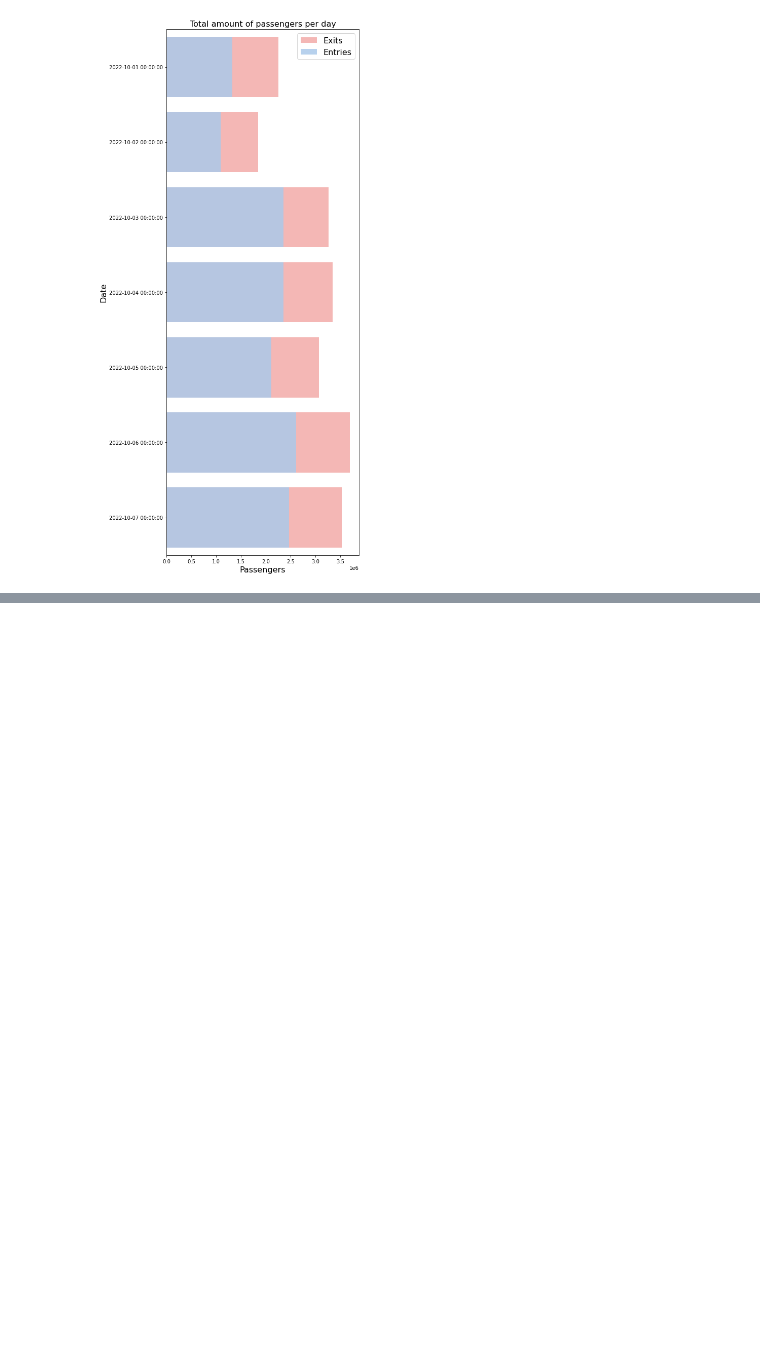
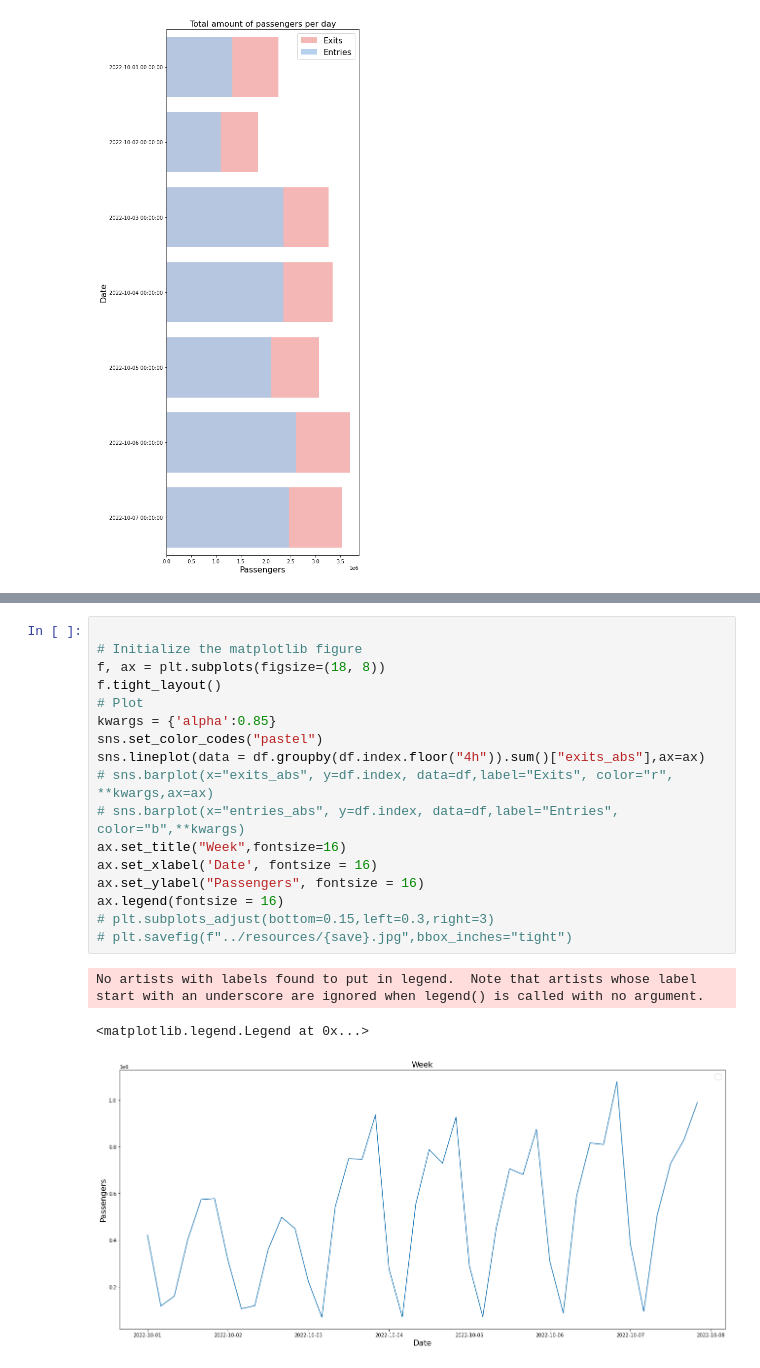
Before and after one commit to lmarett8/nyc_subway_traffic, a Jupyter notebook: notebooks/02_Gleb_EDA.ipynb, the cells around one changed output, grey strips where cells are left out. Cells and saved outputs as stored; diff of their text form; blank space fills up the shorter version.

Commit message:
Week plots

```diff
--- a/notebooks/02_Gleb_EDA.ipynb
+++ b/notebooks/02_Gleb_EDA.ipynb
@@ -125,0 +151,21 @@ plot_eda(df.resample("D").sum().sort_index(),"Total amount of passengers per day
+# %%
+
+# Initialize the matplotlib figure
+f, ax = plt.subplots(figsize=(18, 8))
+f.tight_layout()
+# Plot
+kwargs = {'alpha':0.85}
+sns.set_color_codes("pastel")
+sns.lineplot(data = df.groupby(df.index.floor("4h")).sum()["exits_abs"],ax=ax)
+# sns.barplot(x="exits_abs", y=df.index, data=df,label="Exits", color="r", **kwargs,ax=ax)
+# sns.barplot(x="entries_abs", y=df.index, data=df,label="Entries", color="b",**kwargs)
+ax.set_title("Week",fontsize=16)
+ax.set_xlabel('Date', fontsize = 16)
+ax.set_ylabel("Passengers", fontsize = 16)
+ax.legend(fontsize = 16)
+# plt.subplots_adjust(bottom=0.15,left=0.3,right=3)
+# plt.savefig(f"../resources/{save}.jpg",bbox_inches="tight")
+# %% [output]
+No artists with labels found to put in legend.  Note that artists whose label start with an underscore are ignored when legend() is called with no argument.
+<matplotlib.legend.Legend at 0x...>
+[figure, added]
```
Also changed, not shown: parts of 10 cells of this notebook.
